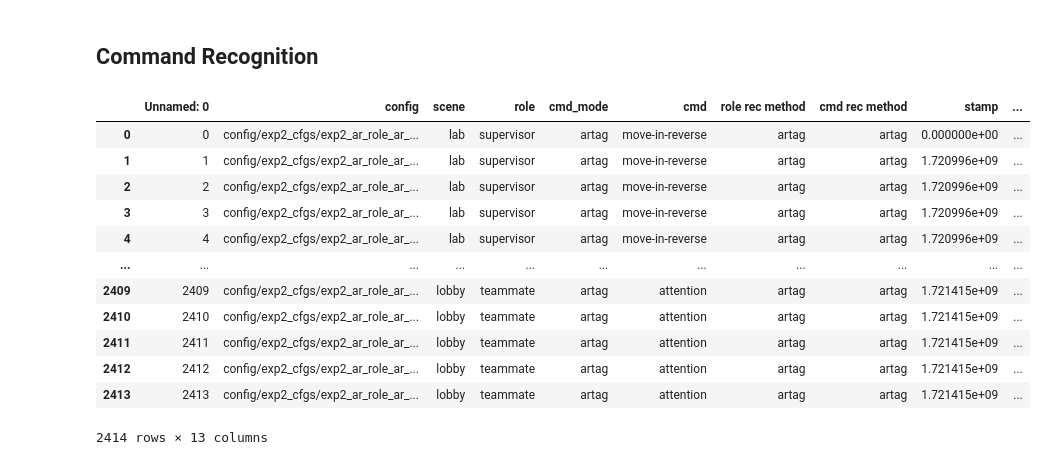
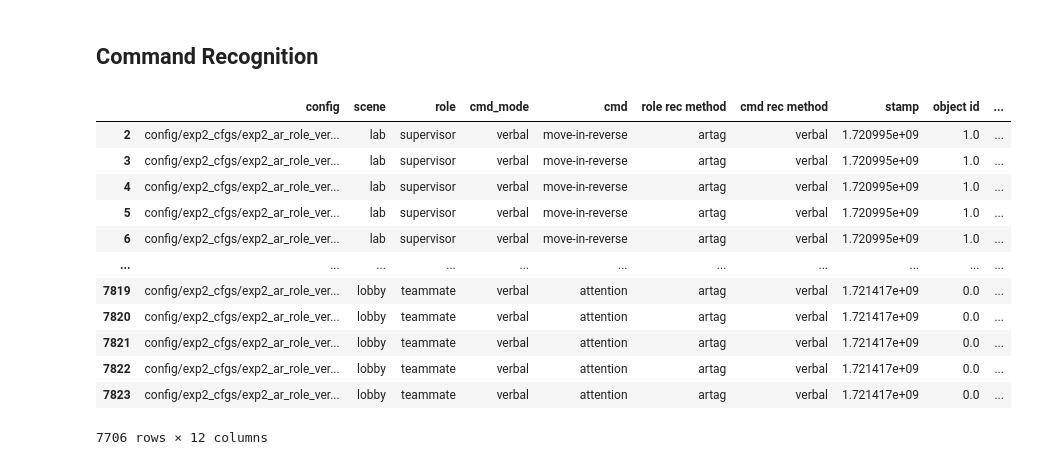
Before and after one commit to roboav8r/GrACIAS, a Jupyter notebook: scripts/analysis/analyze_all_results.ipynb, the cells around one changed output. Saved outputs shown, nothing was run; the diff lists cells and outputs as text; code cells hidden in the pictures.

Commit message:
Compute results from verbal cmd rec mini eval set

```diff
--- a/scripts/analysis/analyze_all_results.ipynb
+++ b/scripts/analysis/analyze_all_results.ipynb
@@ -492,21 +492,28 @@ role_rec_results_df
 # %% [markdown]
 ## Command Recognition
 # %%
+# filepath = '../../../../hierarchical_cmd_results_artag_only.csv'
+filepath = '../../results/exp2_hierarchical_cmd/cmd_rec/hierarchical_cmd_results.csv'
+
+hierarchical_cmd_results_df = pd.read_csv(filepath,index_col=0)
+
+hierarchical_cmd_results_df = hierarchical_cmd_results_df.dropna()
+
 hierarchical_cmd_results_df
 # %% [output]
-|  | Unnamed: 0 | config | scene | role | cmd_mode | cmd | role rec method | cmd rec method | stamp | ... |
-| 0 | 0 | config/exp2_cfgs/exp2_ar_role_ar_... | lab | supervisor | artag | move-in-reverse | artag | artag | 0.000000e+00 | ... |
-| 1 | 1 | config/exp2_cfgs/exp2_ar_role_ar_... | lab | supervisor | artag | move-in-reverse | artag | artag | 1.720996e+09 | ... |
-| 2 | 2 | config/exp2_cfgs/exp2_ar_role_ar_... | lab | supervisor | artag | move-in-reverse | artag | artag | 1.720996e+09 | ... |
-| 3 | 3 | config/exp2_cfgs/exp2_ar_role_ar_... | lab | supervisor | artag | move-in-reverse | artag | artag | 1.720996e+09 | ... |
-| 4 | 4 | config/exp2_cfgs/exp2_ar_role_ar_... | lab | supervisor | artag | move-in-reverse | artag | artag | 1.720996e+09 | ... |
+|  | config | scene | role | cmd_mode | cmd | role rec method | cmd rec method | stamp | object id | ... |
+| 2 | config/exp2_cfgs/exp2_ar_role_ver... | lab | supervisor | verbal | move-in-reverse | artag | verbal | 1.720995e+09 | 1.0 | ... |
+| 3 | config/exp2_cfgs/exp2_ar_role_ver... | lab | supervisor | verbal | move-in-reverse | artag | verbal | 1.720995e+09 | 1.0 | ... |
+| 4 | config/exp2_cfgs/exp2_ar_role_ver... | lab | supervisor | verbal | move-in-reverse | artag | verbal | 1.720995e+09 | 1.0 | ... |
+| 5 | config/exp2_cfgs/exp2_ar_role_ver... | lab | supervisor | verbal | move-in-reverse | artag | verbal | 1.720995e+09 | 1.0 | ... |
+| 6 | config/exp2_cfgs/exp2_ar_role_ver... | lab | supervisor | verbal | move-in-reverse | artag | verbal | 1.720995e+09 | 1.0 | ... |
 | ... | ... | ... | ... | ... | ... | ... | ... | ... | ... | ... |
-| 2409 | 2409 | config/exp2_cfgs/exp2_ar_role_ar_... | lobby | teammate | artag | attention | artag | artag | 1.721415e+09 | ... |
-| 2410 | 2410 | config/exp2_cfgs/exp2_ar_role_ar_... | lobby | teammate | artag | attention | artag | artag | 1.721415e+09 | ... |
-| 2411 | 2411 | config/exp2_cfgs/exp2_ar_role_ar_... | lobby | teammate | artag | attention | artag | artag | 1.721415e+09 | ... |
-| 2412 | 2412 | config/exp2_cfgs/exp2_ar_role_ar_... | lobby | teammate | artag | attention | artag | artag | 1.721415e+09 | ... |
-| 2413 | 2413 | config/exp2_cfgs/exp2_ar_role_ar_... | lobby | teammate | artag | attention | artag | artag | 1.721415e+09 | ... |
+| 7819 | config/exp2_cfgs/exp2_ar_role_ver... | lobby | teammate | verbal | attention | artag | verbal | 1.721417e+09 | 0.0 | ... |
+| 7820 | config/exp2_cfgs/exp2_ar_role_ver... | lobby | teammate | verbal | attention | artag | verbal | 1.721417e+09 | 0.0 | ... |
+| 7821 | config/exp2_cfgs/exp2_ar_role_ver... | lobby | teammate | verbal | attention | artag | verbal | 1.721417e+09 | 0.0 | ... |
+| 7822 | config/exp2_cfgs/exp2_ar_role_ver... | lobby | teammate | verbal | attention | artag | verbal | 1.721417e+09 | 0.0 | ... |
+| 7823 | config/exp2_cfgs/exp2_ar_role_ver... | lobby | teammate | verbal | attention | artag | verbal | 1.721417e+09 | 0.0 | ... |
-2414 rows × 13 columns
+7706 rows × 12 columns
 # %%
 # Helper functions
 def count_recognized_commands(cmd_rec_mask):
```
Also changed, not shown: parts of 6 cells of this notebook, 1 other file.
